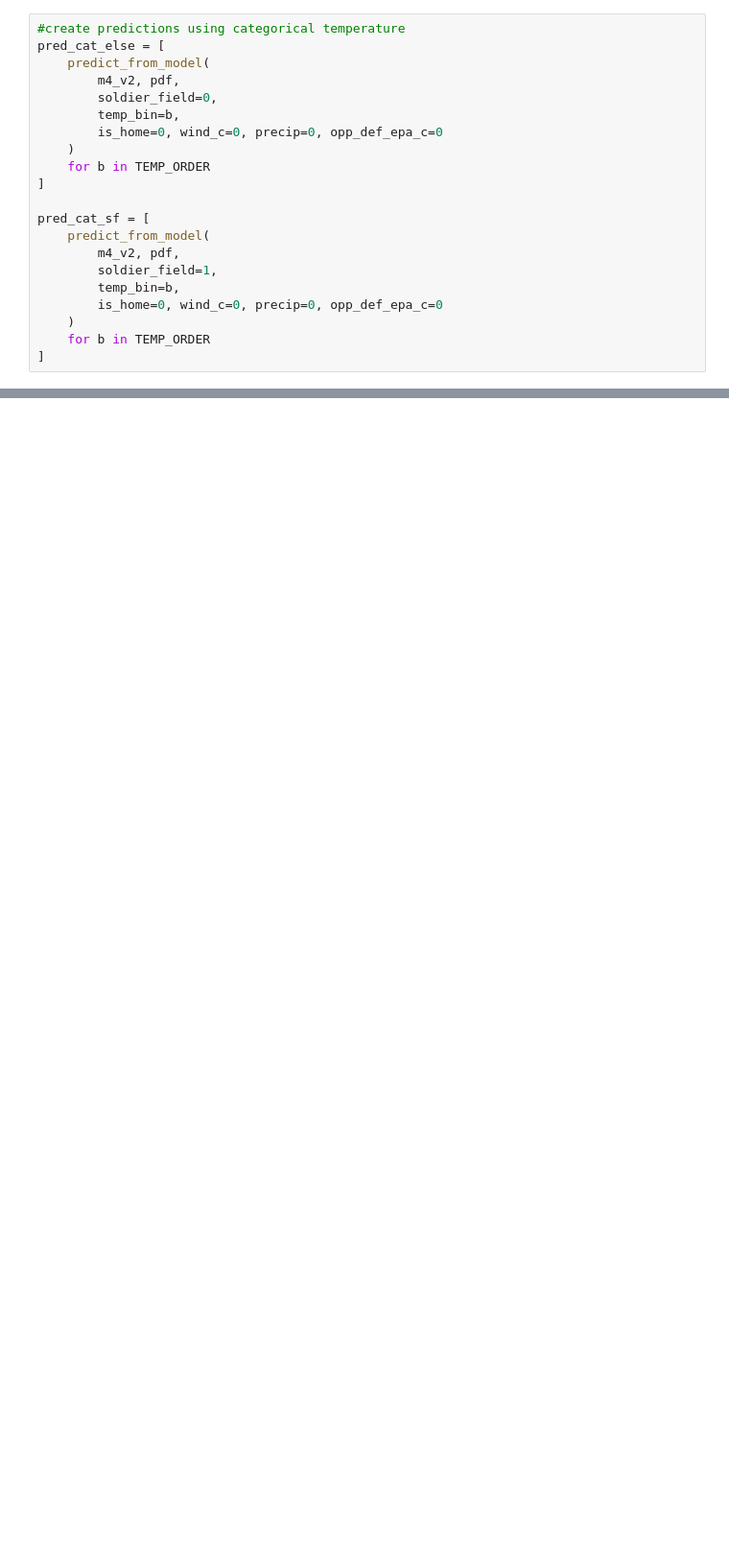
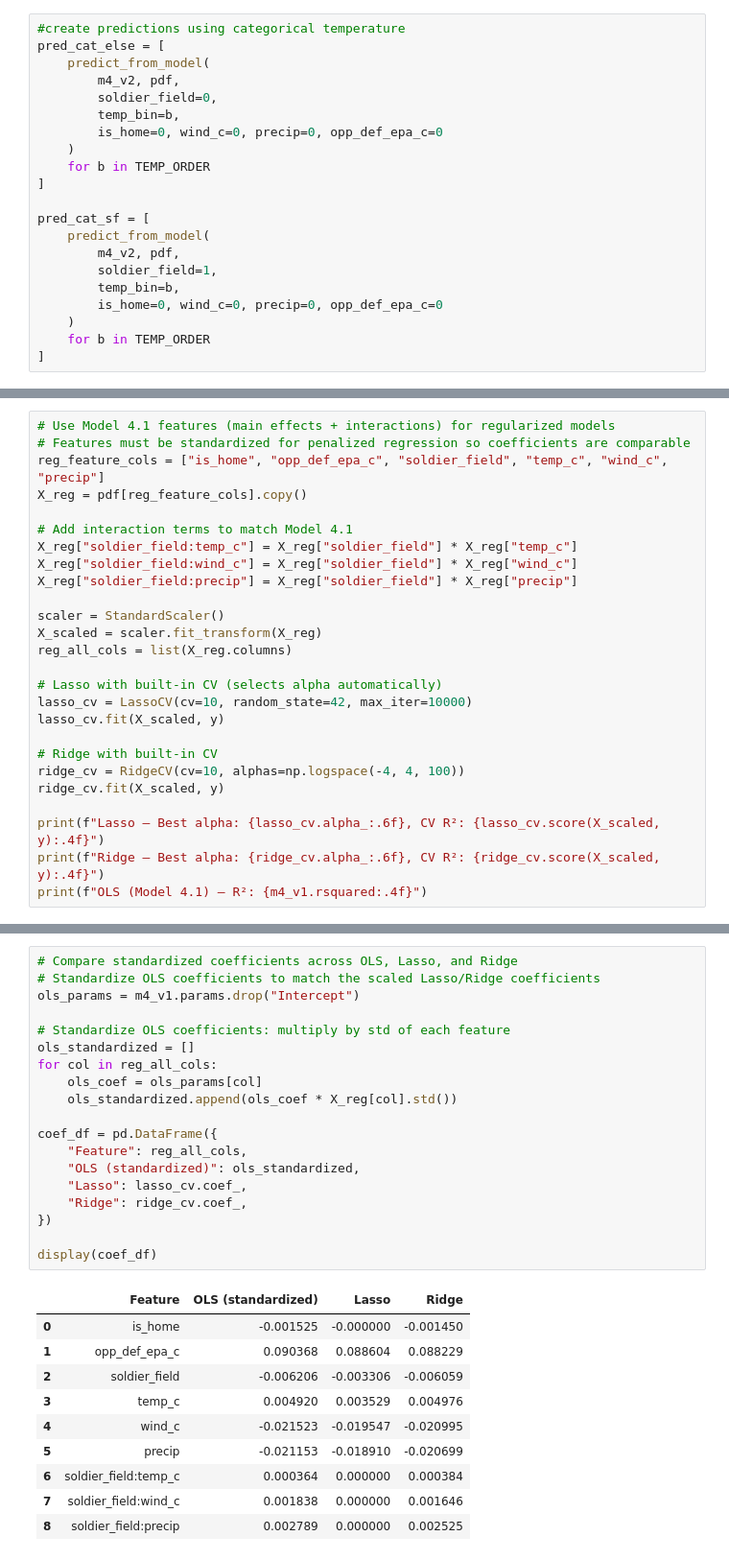
Before and after one commit to jbailey7/ChicagoPassing, a Jupyter notebook: src/main.ipynb, the cells around one changed output, grey strips where cells are left out. Shown at 96% size. Saved outputs shown, nothing was run; the diff lists cells and outputs as text; blank space fills up the shorter version.

```diff
--- a/src/main.ipynb
+++ b/src/main.ipynb
@@ -780,0 +802,26 @@ The key advantage of OLS over Random Forest for this project is interpretability
+# %%
+# Use Model 4.1 features (main effects + interactions) for regularized models
+# Features must be standardized for penalized regression so coefficients are comparable
+reg_feature_cols = ["is_home", "opp_def_epa_c", "soldier_field", "temp_c", "wind_c", "precip"]
+X_reg = pdf[reg_feature_cols].copy()
+
+# Add interaction terms to match Model 4.1
+X_reg["soldier_field:temp_c"] = X_reg["soldier_field"] * X_reg["temp_c"]
+X_reg["soldier_field:wind_c"] = X_reg["soldier_field"] * X_reg["wind_c"]
+X_reg["soldier_field:precip"] = X_reg["soldier_field"] * X_reg["precip"]
+
+scaler = StandardScaler()
+X_scaled = scaler.fit_transform(X_reg)
+reg_all_cols = list(X_reg.columns)
+
+# Lasso with built-in CV (selects alpha automatically)
+lasso_cv = LassoCV(cv=10, random_state=42, max_iter=10000)
+lasso_cv.fit(X_scaled, y)
+
+# Ridge with built-in CV
+ridge_cv = RidgeCV(cv=10, alphas=np.logspace(-4, 4, 100))
+ridge_cv.fit(X_scaled, y)
+
+print(f"Lasso — Best alpha: {lasso_cv.alpha_:.6f}, CV R²: {lasso_cv.score(X_scaled, y):.4f}")
+print(f"Ridge — Best alpha: {ridge_cv.alpha_:.6f}, CV R²: {ridge_cv.score(X_scaled, y):.4f}")
+print(f"OLS (Model 4.1) — R²: {m4_v1.rsquared:.4f}")
@@ -780,0 +832,30 @@ The key advantage of OLS over Random Forest for this project is interpretability
+# %%
+# Compare standardized coefficients across OLS, Lasso, and Ridge
+# Standardize OLS coefficients to match the scaled Lasso/Ridge coefficients
+ols_params = m4_v1.params.drop("Intercept")
+
+# Standardize OLS coefficients: multiply by std of each feature
+ols_standardized = []
+for col in reg_all_cols:
+    ols_coef = ols_params[col]
+    ols_standardized.append(ols_coef * X_reg[col].std())
+
+coef_df = pd.DataFrame({
+    "Feature": reg_all_cols,
+    "OLS (standardized)": ols_standardized,
+    "Lasso": lasso_cv.coef_,
+    "Ridge": ridge_cv.coef_,
+})
+
+display(coef_df)
+# %% [output]
+|  | Feature | OLS (standardized) | Lasso | Ridge |
+| 0 | is_home | -0.001525 | -0.000000 | -0.001450 |
+| 1 | opp_def_epa_c | 0.090368 | 0.088604 | 0.088229 |
+| 2 | soldier_field | -0.006206 | -0.003306 | -0.006059 |
+| 3 | temp_c | 0.004920 | 0.003529 | 0.004976 |
+| 4 | wind_c | -0.021523 | -0.019547 | -0.020995 |
+| 5 | precip | -0.021153 | -0.018910 | -0.020699 |
+| 6 | soldier_field:temp_c | 0.000364 | 0.000000 | 0.000384 |
+| 7 | soldier_field:wind_c | 0.001838 | 0.000000 | 0.001646 |
+| 8 | soldier_field:precip | 0.002789 | 0.000000 | 0.002525 |
```
Also changed, not shown: parts of 26 cells of this notebook, 12 other files.
